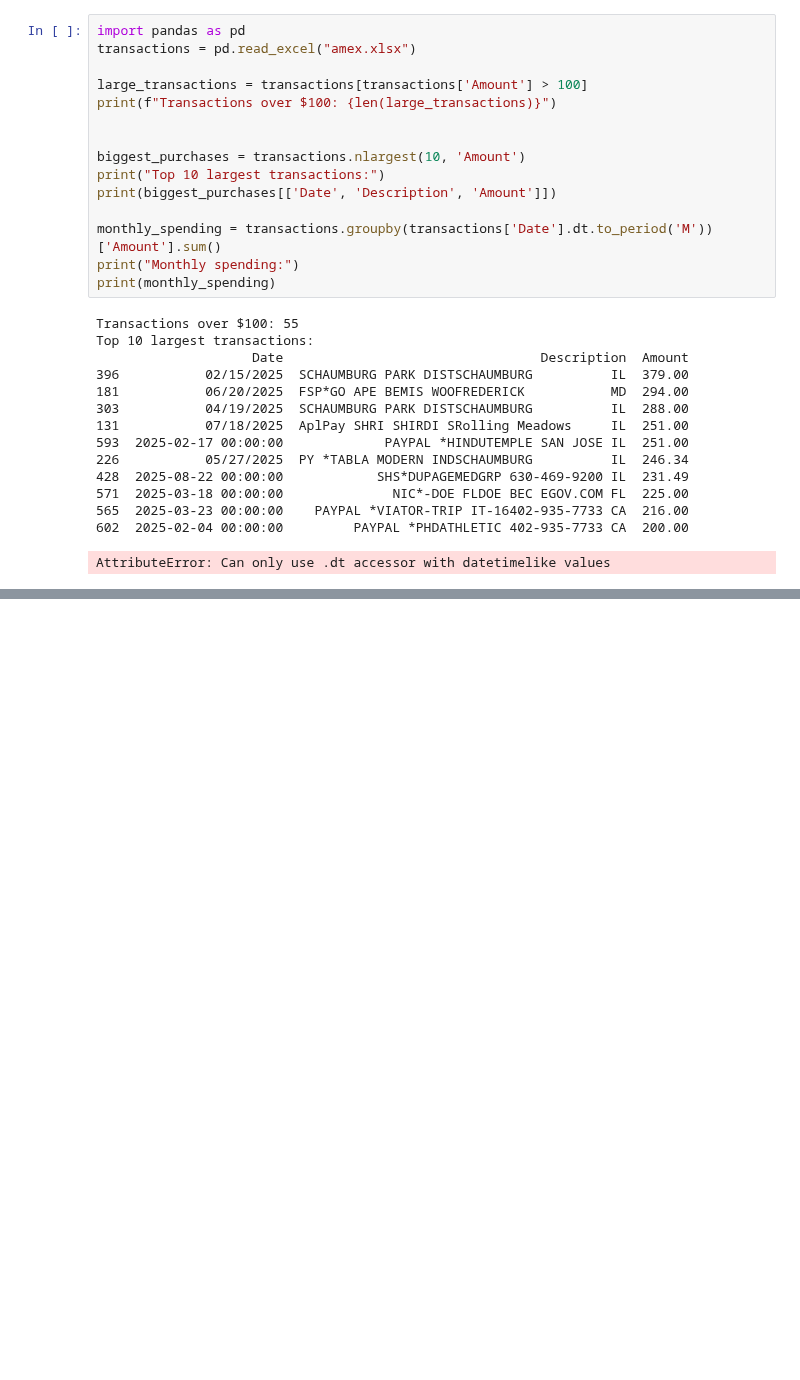
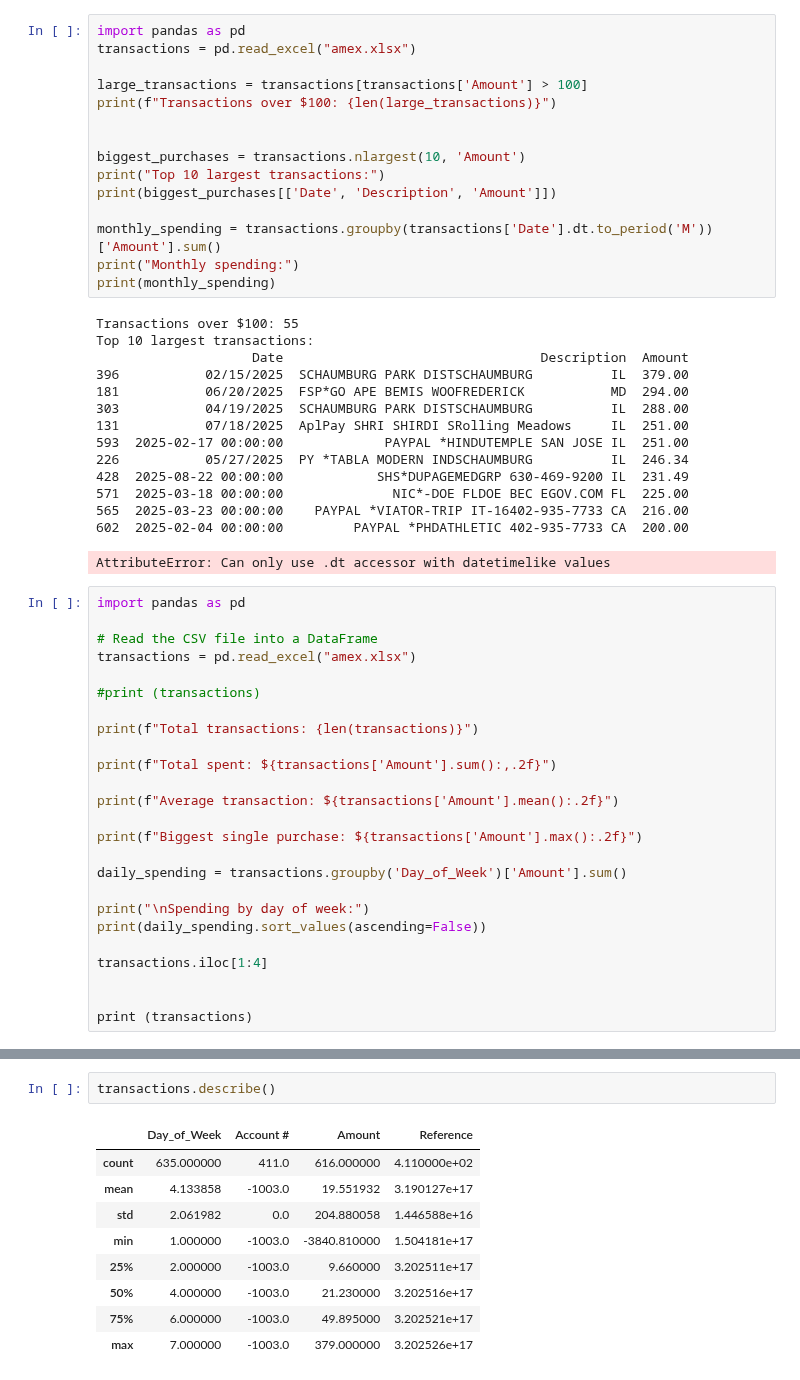
Before and after one commit to pavantips/flask, a Jupyter notebook: cc monthly spend.ipynb, the cells around one changed output, grey strips where cells are left out. Cells and saved outputs as stored; diff of their text form; blank space fills up the shorter version.

```diff
--- a/cc monthly spend.ipynb
+++ b/cc monthly spend.ipynb
@@ -338,3 +338,28 @@ Top 10 largest transactions:
 565  2025-03-23 00:00:00    PAYPAL *VIATOR-TRIP IT-16402-935-7733 CA  216.00
 602  2025-02-04 00:00:00         PAYPAL *PHDATHLETIC 402-935-7733 CA  200.00
 AttributeError: Can only use .dt accessor with datetimelike values
+# %%
+import pandas as pd
+
+# Read the CSV file into a DataFrame
+transactions = pd.read_excel("amex.xlsx")
+
+#print (transactions)
+
+print(f"Total transactions: {len(transactions)}")
+
+print(f"Total spent: ${transactions['Amount'].sum():,.2f}")
+
+print(f"Average transaction: ${transactions['Amount'].mean():.2f}")
+
+print(f"Biggest single purchase: ${transactions['Amount'].max():.2f}")
+
+daily_spending = transactions.groupby('Day_of_Week')['Amount'].sum()
+
+print("\nSpending by day of week:")
+print(daily_spending.sort_values(ascending=False))
+
+transactions.iloc[1:4]
+
+
+print (transactions)
@@ -340,0 +428,12 @@ AttributeError: Can only use .dt accessor with datetimelike values
+# %%
+transactions.describe()
+# %% [output]
+|  | Day_of_Week | Account # | Amount | Reference |
+| count | 635.000000 | 411.0 | 616.000000 | 4.110000e+02 |
+| mean | 4.133858 | -1003.0 | 19.551932 | 3.190127e+17 |
+| std | 2.061982 | 0.0 | 204.880058 | 1.446588e+16 |
+| min | 1.000000 | -1003.0 | -3840.810000 | 1.504181e+17 |
+| 25% | 2.000000 | -1003.0 | 9.660000 | 3.202511e+17 |
+| 50% | 4.000000 | -1003.0 | 21.230000 | 3.202516e+17 |
+| 75% | 6.000000 | -1003.0 | 49.895000 | 3.202521e+17 |
+| max | 7.000000 | -1003.0 | 379.000000 | 3.202526e+17 |
```
Also changed, not shown: parts of 3 cells of this notebook, 2 other files.
